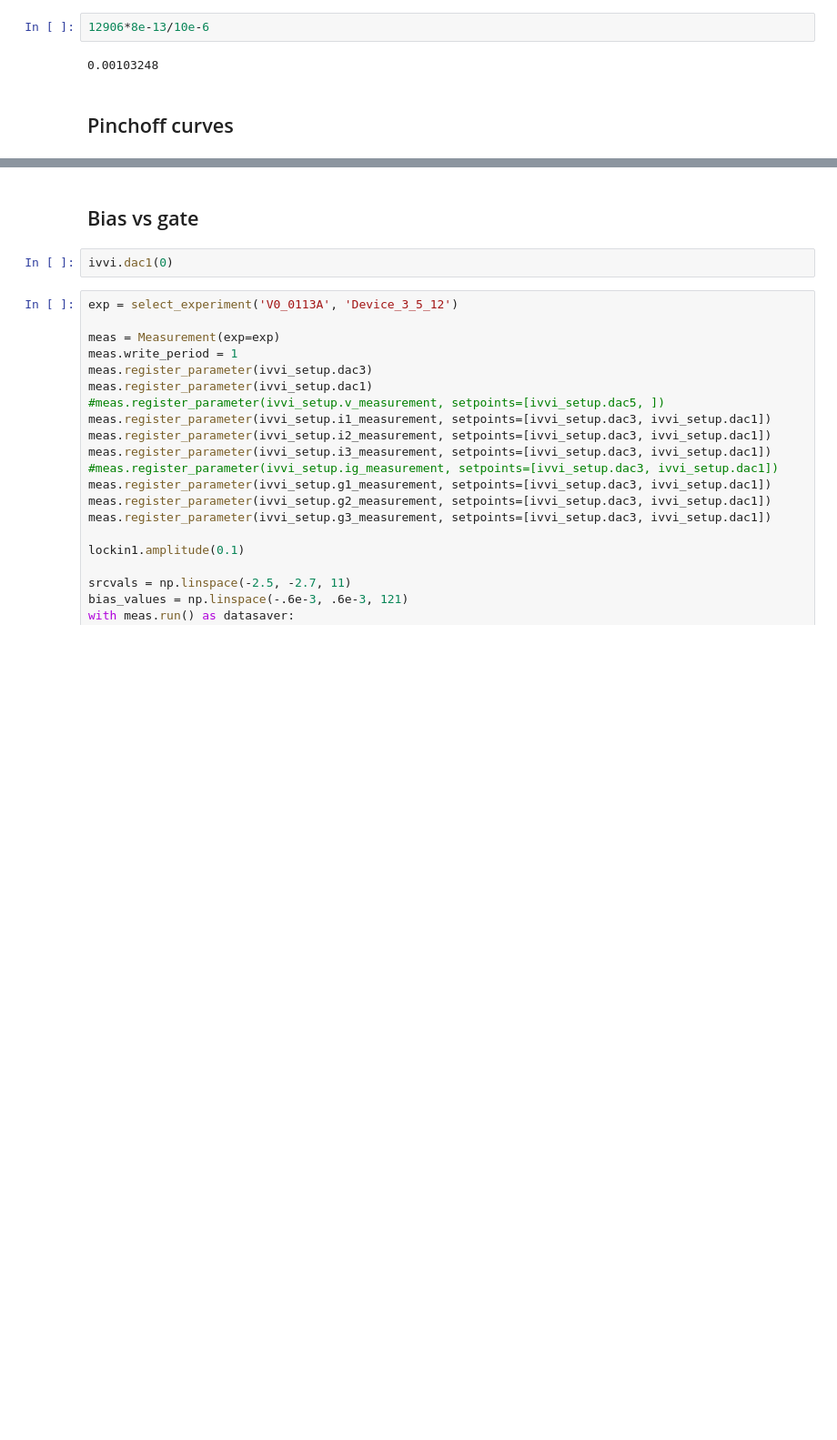
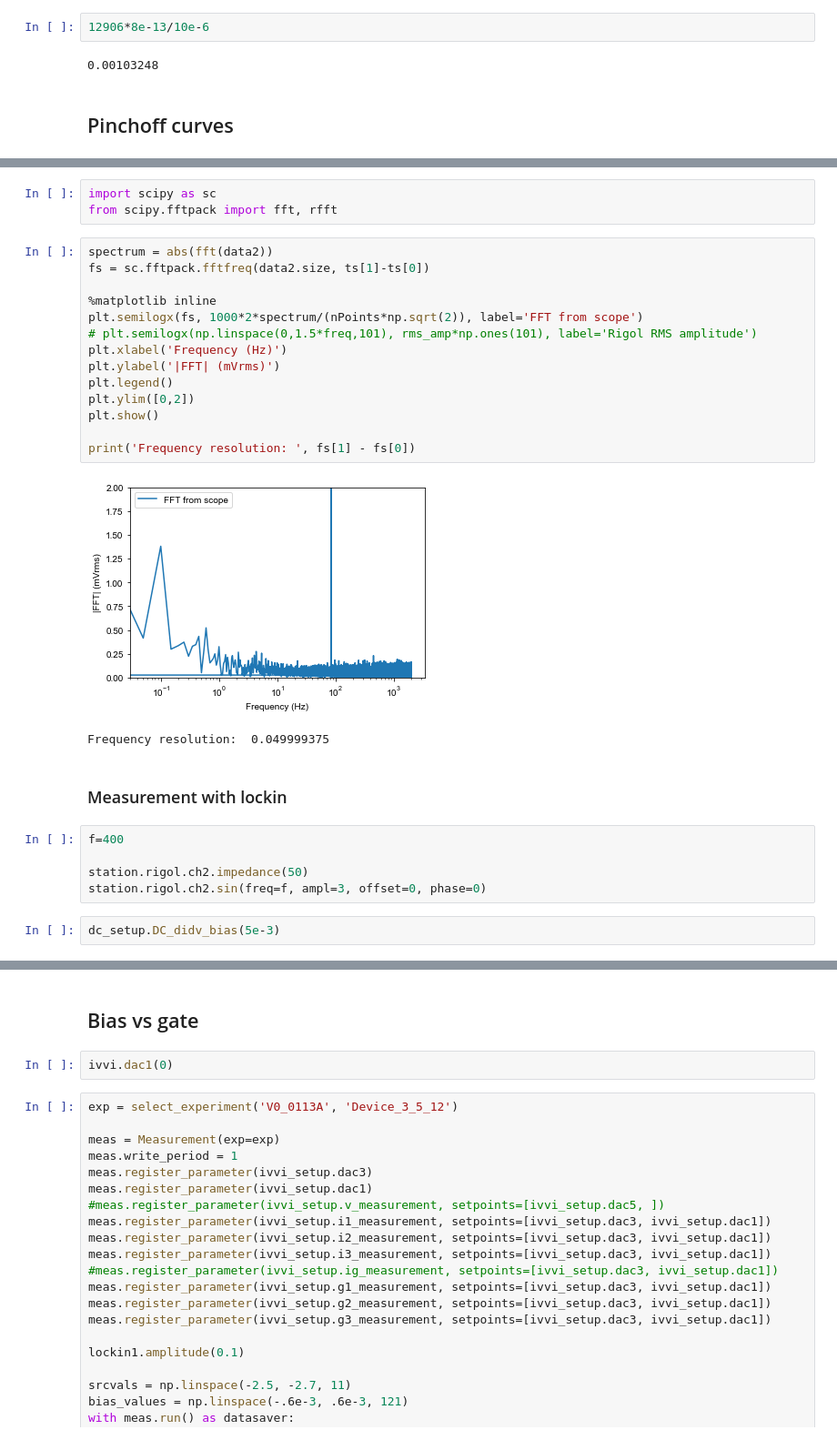
Before and after one commit to kouwenhovenlab/v0_characterization, a Jupyter notebook: Standard_characterizations_mK_DC.ipynb, the cells around one changed output, grey strips where cells are left out. Shown at 91% size. Cells and saved outputs as stored; diff of their text form; blank space fills up the shorter version.

```diff
--- a/Standard_characterizations_mK_DC.ipynb
+++ b/Standard_characterizations_mK_DC.ipynb
@@ -951,0 +1041,29 @@ ivvi.set_dacs_zero()
+# %%
+import scipy as sc
+from scipy.fftpack import fft, rfft
+# %%
+spectrum = abs(fft(data2))
+fs = sc.fftpack.fftfreq(data2.size, ts[1]-ts[0])
+
+%matplotlib inline
+plt.semilogx(fs, 1000*2*spectrum/(nPoints*np.sqrt(2)), label='FFT from scope')
+# plt.semilogx(np.linspace(0,1.5*freq,101), rms_amp*np.ones(101), label='Rigol RMS amplitude')
+plt.xlabel('Frequency (Hz)')
+plt.ylabel('|FFT| (mVrms)')
+plt.legend()
+plt.ylim([0,2])
+plt.show()
+
+print('Frequency resolution: ', fs[1] - fs[0])
+# %% [output]
+[figure, added]
+Frequency resolution:  0.049999375
+# %% [markdown]
+### Measurement with lockin
+# %%
+f=400
+
+station.rigol.ch2.impedance(50)
+station.rigol.ch2.sin(freq=f, ampl=3, offset=0, phase=0)
+# %%
+dc_setup.DC_didv_bias(5e-3)
```
Also changed, not shown: parts of 56 cells of this notebook, 1 other file.
